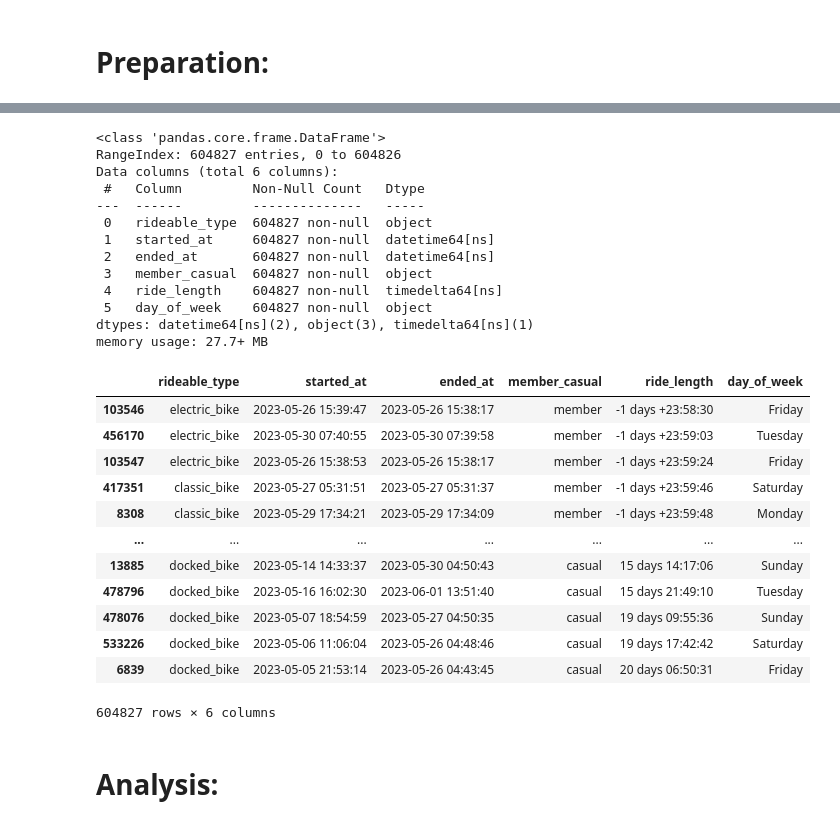
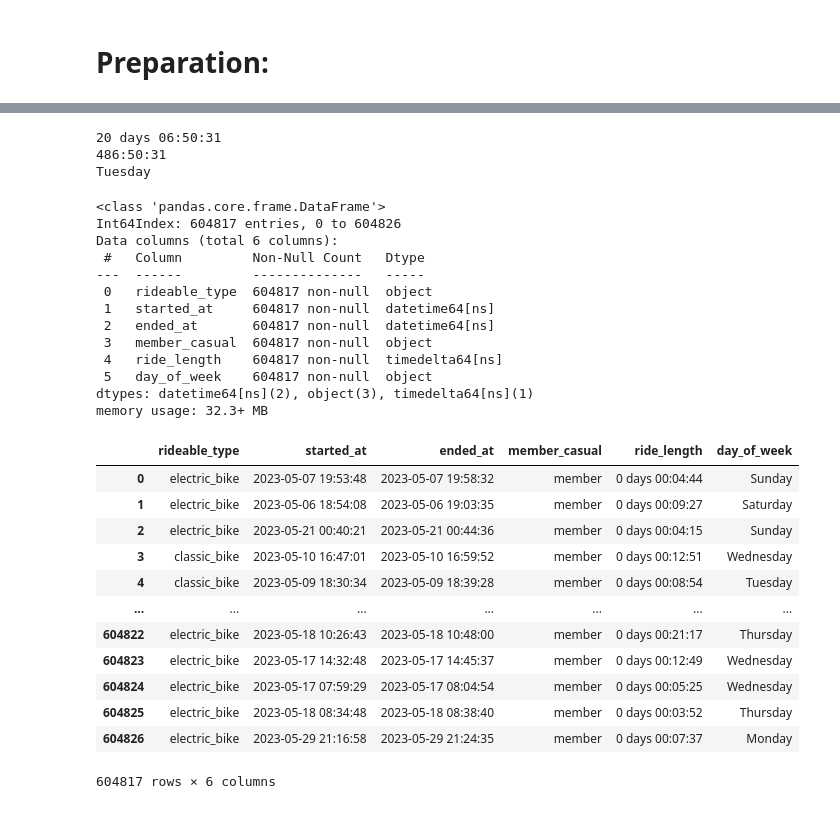
Before and after one commit to SummerKassem/BikeShareCS, a Jupyter notebook: Code/cleaning.ipynb, the cells around one changed output, grey strips where cells are left out. Drawn from its saved outputs; the diff is of its cells as text; code cells hidden in the pictures.

Commit message:
preparation
the entries with end > start have been removed, and in progress is the mean, max, mode across all months

```diff
--- a/Code/cleaning.ipynb
+++ b/Code/cleaning.ipynb
@@ -301,9 +286,8 @@ def clean_data2(dataset):
     clean_data = {}
 
     for month, df in dataset.items():
-        #print("shape before",df.shape)
-        clean_data[month] = df.loc[df['ended_before_started'] == False]
-        clean_data[month] = df.drop(columns = col_to_drop)
+        clean_data[month] = df[df['ended_before_started'] == False]
+        clean_data[month] = clean_data[month].drop(columns = col_to_drop)
 
     return clean_data
 # %%
@@ -348,3 +335,15 @@ The method does the following:
+# %%
+df = cleaned_data['May']
+df['ride_length'] = (df['ended_at'] - df['started_at'])#.dt.seconds
+#val = df['ride_length'].mean()
+val = df['ride_length'].max()
+print(val)
+print(format_time(val.seconds, val.days))
+print(df['day_of_week'].mode()[0])
+# %% [output]
+20 days 06:50:31
+486:50:31
+Tuesday
 # %%
 def prepare_data(dataset):
     prepped_data = dataset
@@ -360,33 +359,31 @@ prepared_data = prepare_data(cleaned_data)
 prepared_data['May'].info()
 # %% [output]
 <class 'pandas.core.frame.DataFrame'>
-RangeIndex: 604827 entries, 0 to 604826
+Int64Index: 604817 entries, 0 to 604826
 Data columns (total 6 columns):
  #   Column         Non-Null Count   Dtype
 ---  ------         --------------   -----
- 0   rideable_type  604827 non-null  object
- 1   started_at     604827 non-null  datetime64[ns]
- 2   ended_at       604827 non-null  datetime64[ns]
- 3   member_casual  604827 non-null  object
- 4   ride_length    604827 non-null  timedelta64[ns]
- 5   day_of_week    604827 non-null  object
+ 0   rideable_type  604817 non-null  object
+ 1   started_at     604817 non-null  datetime64[ns]
+ 2   ended_at       604817 non-null  datetime64[ns]
+ 3   member_casual  604817 non-null  object
+ 4   ride_length    604817 non-null  timedelta64[ns]
+ 5   day_of_week    604817 non-null  object
 dtypes: datetime64[ns](2), object(3), timedelta64[ns](1)
-memory usage: 27.7+ MB
+memory usage: 32.3+ MB
 # %%
-prepared_data['May'].sort_values('ride_length')
+prepared_data['May']
 # %% [output]
 |  | rideable_type | started_at | ended_at | member_casual | ride_length | day_of_week |
-| 103546 | electric_bike | 2023-05-26 15:39:47 | 2023-05-26 15:38:17 | member | -1 days +23:58:30 | Friday |
-| 456170 | electric_bike | 2023-05-30 07:40:55 | 2023-05-30 07:39:58 | member | -1 days +23:59:03 | Tuesday |
-| 103547 | electric_bike | 2023-05-26 15:38:53 | 2023-05-26 15:38:17 | member | -1 days +23:59:24 | Friday |
-| 417351 | classic_bike | 2023-05-27 05:31:51 | 2023-05-27 05:31:37 | member | -1 days +23:59:46 | Saturday |
-| 8308 | classic_bike | 2023-05-29 17:34:21 | 2023-05-29 17:34:09 | member | -1 days +23:59:48 | Monday |
+| 0 | electric_bike | 2023-05-07 19:53:48 | 2023-05-07 19:58:32 | member | 0 days 00:04:44 | Sunday |
+| 1 | electric_bike | 2023-05-06 18:54:08 | 2023-05-06 19:03:35 | member | 0 days 00:09:27 | Saturday |
+| 2 | electric_bike | 2023-05-21 00:40:21 | 2023-05-21 00:44:36 | member | 0 days 00:04:15 | Sunday |
+| 3 | classic_bike | 2023-05-10 16:47:01 | 2023-05-10 16:59:52 | member | 0 days 00:12:51 | Wednesday |
+| 4 | classic_bike | 2023-05-09 18:30:34 | 2023-05-09 18:39:28 | member | 0 days 00:08:54 | Tuesday |
 | ... | ... | ... | ... | ... | ... | ... |
-| 13885 | docked_bike | 2023-05-14 14:33:37 | 2023-05-30 04:50:43 | casual | 15 days 14:17:06 | Sunday |
-| 478796 | docked_bike | 2023-05-16 16:02:30 | 2023-06-01 13:51:40 | casual | 15 days 21:49:10 | Tuesday |
-| 478076 | docked_bike | 2023-05-07 18:54:59 | 2023-05-27 04:50:35 | casual | 19 days 09:55:36 | Sunday |
-| 533226 | docked_bike | 2023-05-06 11:06:04 | 2023-05-26 04:48:46 | casual | 19 days 17:42:42 | Saturday |
-| 6839 | docked_bike | 2023-05-05 21:53:14 | 2023-05-26 04:43:45 | casual | 20 days 06:50:31 | Friday |
+| 604822 | electric_bike | 2023-05-18 10:26:43 | 2023-05-18 10:48:00 | member | 0 days 00:21:17 | Thursday |
+| 604823 | electric_bike | 2023-05-17 14:32:48 | 2023-05-17 14:45:37 | member | 0 days 00:12:49 | Wednesday |
+| 604824 | electric_bike | 2023-05-17 07:59:29 | 2023-05-17 08:04:54 | member | 0 days 00:05:25 | Wednesday |
+| 604825 | electric_bike | 2023-05-18 08:34:48 | 2023-05-18 08:38:40 | member | 0 days 00:03:52 | Thursday |
+| 604826 | electric_bike | 2023-05-29 21:16:58 | 2023-05-29 21:24:35 | member | 0 days 00:07:37 | Monday |
-604827 rows × 6 columns
+604817 rows × 6 columns
-# %% [markdown]
-# Analysis:
```
Also changed, not shown: parts of 14 cells of this notebook, 11 other files.
